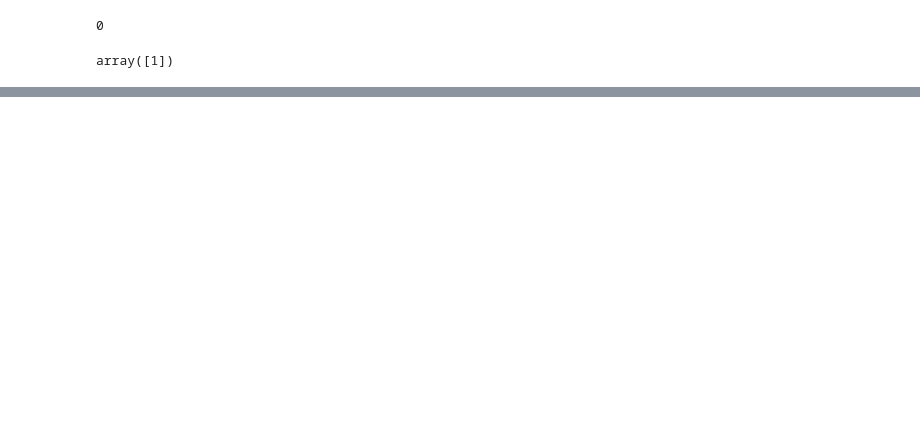
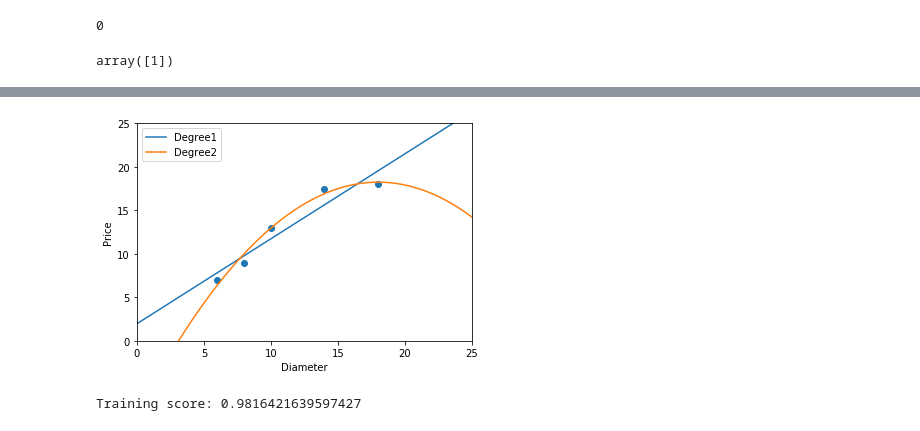
Before and after one commit to AustinYanghc/Python-ILP, a Jupyter notebook: smilingskin.ipynb, the cells around one changed output, grey strips where cells are left out. Drawn from its saved outputs; the diff is of its cells as text; code cells hidden in the pictures; blank space fills up the shorter version.

```diff
--- a/smilingskin.ipynb
+++ b/smilingskin.ipynb
@@ -71,0 +155,23 @@ array([1])
+# %%
+# 2次线性回归进行预测
+poly2 = PolynomialFeatures(degree=2)    # 2次多项式特征生成器
+x_train_poly2 = poly2.fit_transform(x_train)
+# 建立模型预测
+regressor_poly2 = LinearRegression()
+regressor_poly2.fit(x_train_poly2, y_train)
+# 画出2次线性回归的图
+xx_poly2 = poly2.transform(xx)
+yy_poly2 = regressor_poly2.predict(xx_poly2)
+plt.scatter(x_train, y_train)
+plt1, = plt.plot(xx, yy, label="Degree1")
+plt2, = plt.plot(xx, yy_poly2, label="Degree2")
+plt.axis([0, 25, 0, 25])
+plt.xlabel("Diameter")
+plt.ylabel("Price")
+plt.legend(handles=[plt1, plt2])
+plt.show()
+# 输出二次回归模型的预测样本评分
+print("Training score:", regressor_poly2.score(x_train_poly2, y_train))
+# %% [output]
+[figure, added]
+Training score: 0.9816421639597427
```
Also changed, not shown: parts of 10 cells of this notebook.
